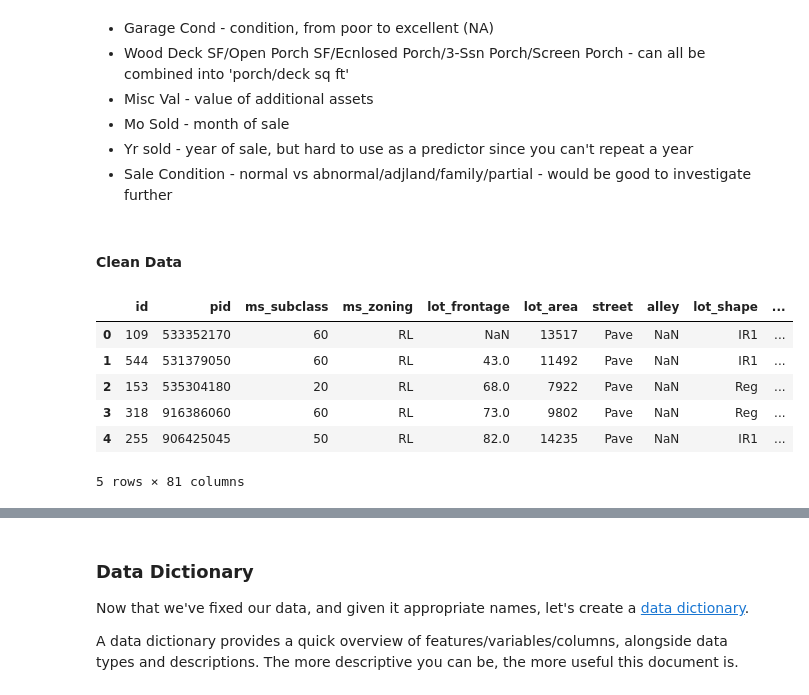
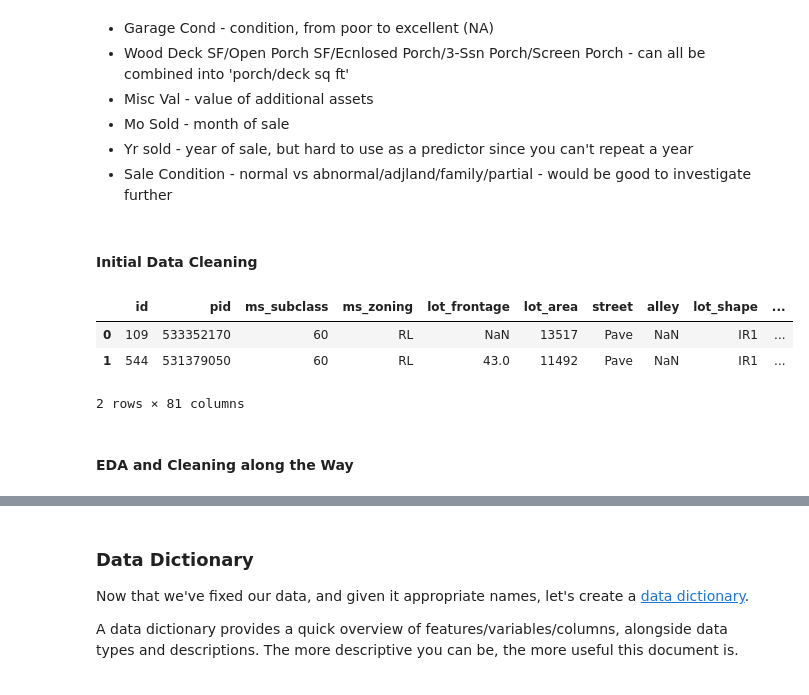
Before and after one commit to jahnavi-kal/housing-price-regression, a Jupyter notebook: P2-starter-code.ipynb, the cells around one changed output, grey strips where cells are left out. Saved outputs shown, nothing was run; the diff lists cells and outputs as text; code cells hidden in the pictures.

```diff
--- a/P2-starter-code.ipynb
+++ b/P2-starter-code.ipynb
@@ -114,11 +91,8 @@ Import the datasets that you selected for this project and go through the follow
 11. Save your cleaned and merged dataframes as csv files.
 # %%
 #initialize raw dataframe that i can refer back to if needed
-df = pd.read_csv('./datasets/train.csv')
-
-#create copy that will be written over
-ames = df.copy()
-ames
+ames = pd.read_csv('./datasets/train.csv')
+ames.head()
 # %% [output]
 |  | Id | PID | MS SubClass | MS Zoning | Lot Frontage | Lot Area | Street | Alley | Lot Shape | ... |
 | 0 | 109 | 533352170 | 60 | RL | NaN | 13517 | Pave | NaN | IR1 | ... |
@@ -177,16 +145,13 @@ http://jse.amstat.org/v19n3/decock/DataDocumentation.txt
 * Yr sold - year of sale, but hard to use as a predictor since you can't repeat a year
 * Sale Condition - normal vs abnormal/adjland/family/partial - would be good to investigate further
 # %% [markdown]
-#### Clean Data
+#### Initial Data Cleaning
 # %%
 #apply snake_case to all columns
 ames.columns = [col.lower().replace(' ', '_') for col in ames.columns]
-ames.head()
+ames.head(2)
 # %% [output]
 |  | id | pid | ms_subclass | ms_zoning | lot_frontage | lot_area | street | alley | lot_shape | ... |
 | 0 | 109 | 533352170 | 60 | RL | NaN | 13517 | Pave | NaN | IR1 | ... |
 | 1 | 544 | 531379050 | 60 | RL | 43.0 | 11492 | Pave | NaN | IR1 | ... |
-| 2 | 153 | 535304180 | 20 | RL | 68.0 | 7922 | Pave | NaN | Reg | ... |
-| 3 | 318 | 916386060 | 60 | RL | 73.0 | 9802 | Pave | NaN | Reg | ... |
-| 4 | 255 | 906425045 | 50 | RL | 82.0 | 14235 | Pave | NaN | IR1 | ... |
-5 rows × 81 columns
+2 rows × 81 columns
@@ -207,0 +158,2 @@ continuous = ['Lot Frontage', 'Lot Area', 'Mas Vnr Area', 'BsmtFin SF 1', 'BsmtF
+# %% [markdown]
+#### EDA and Cleaning along the Way
```
Also changed, not shown: parts of 88 cells of this notebook, 3 other files.
